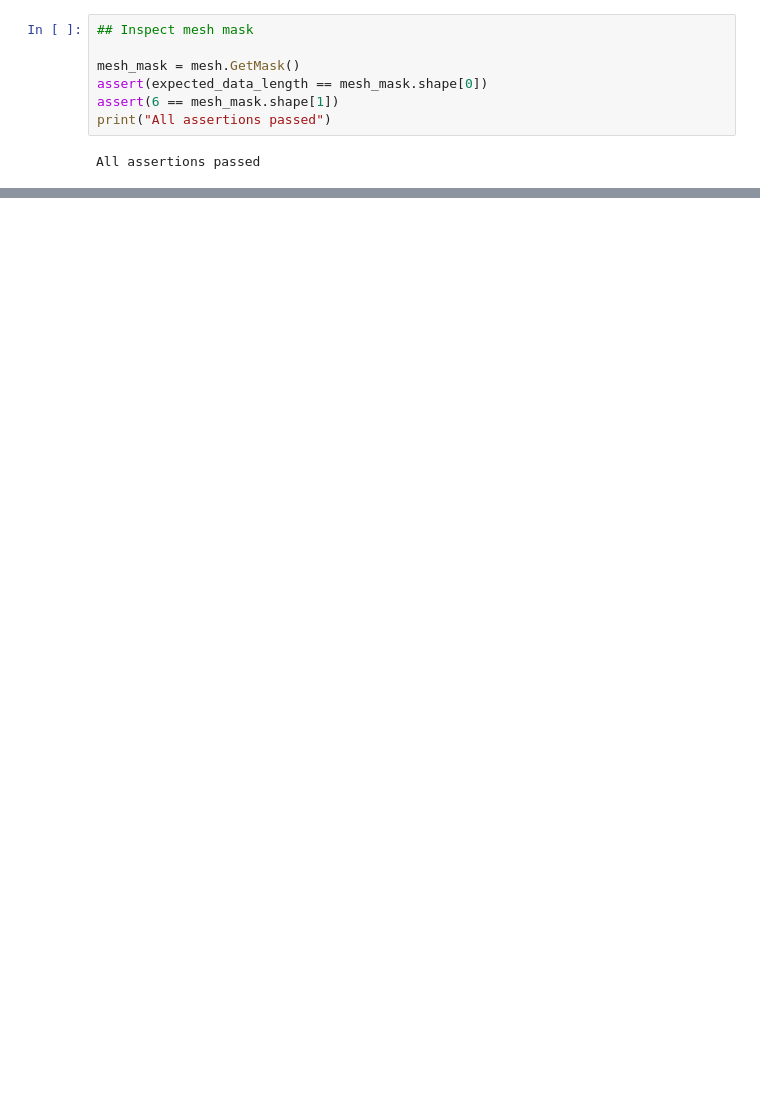
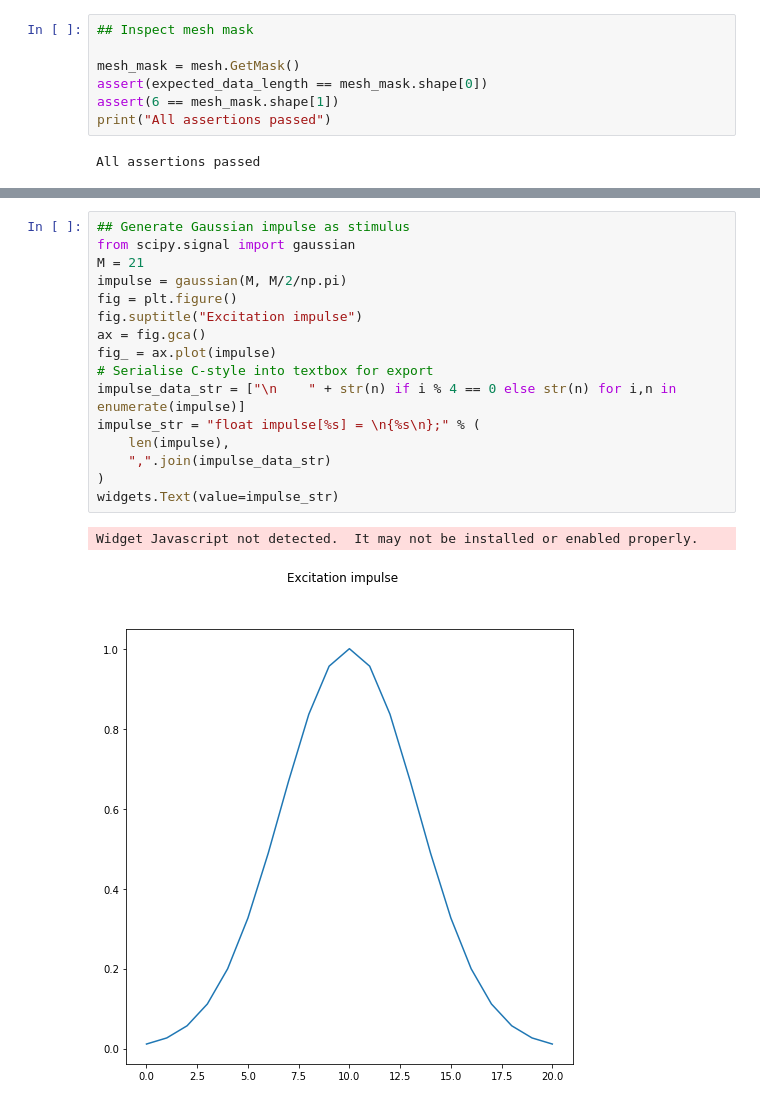
Before and after one commit to martelloni/virtualmembrane, a Jupyter notebook: PythonValidation.ipynb, the cells around one changed output, grey strips where cells are left out. Cells and saved outputs as stored; diff of their text form; blank space fills up the shorter version.

```diff
--- a/PythonValidation.ipynb
+++ b/PythonValidation.ipynb
@@ -73,0 +89,19 @@ def getLinePoints(xp, yp, direction):
+# %%
+## Generate Gaussian impulse as stimulus
+from scipy.signal import gaussian
+M = 21
+impulse = gaussian(M, M/2/np.pi)
+fig = plt.figure()
+fig.suptitle("Excitation impulse")
+ax = fig.gca()
+fig_ = ax.plot(impulse)
+# Serialise C-style into textbox for export
+impulse_data_str = ["\n    " + str(n) if i % 4 == 0 else str(n) for i,n in enumerate(impulse)]
+impulse_str = "float impulse[%s] = \n{%s\n};" % (
+    len(impulse),
+    ",".join(impulse_data_str)
+)
+widgets.Text(value=impulse_str)
+# %% [output]
+Widget Javascript not detected.  It may not be installed or enabled properly.
+[figure, added]
```
Also changed, not shown: parts of 6 cells of this notebook, 3 other files.
